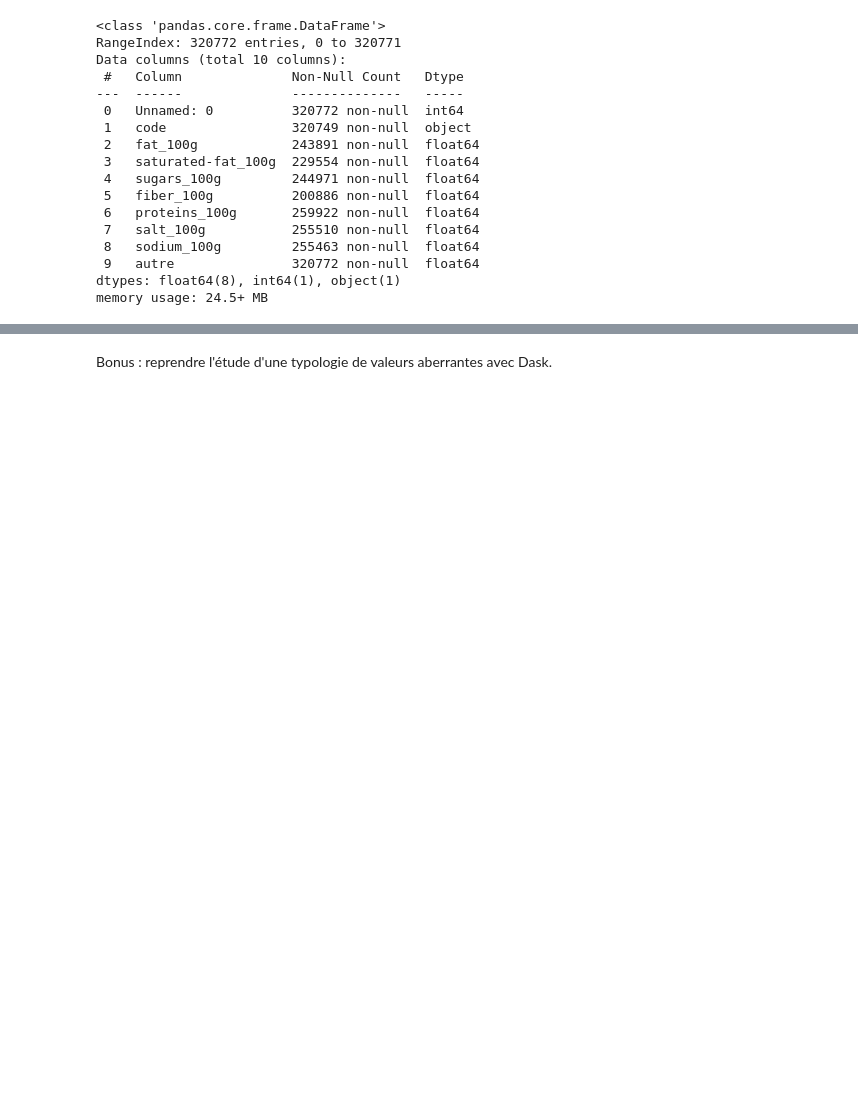
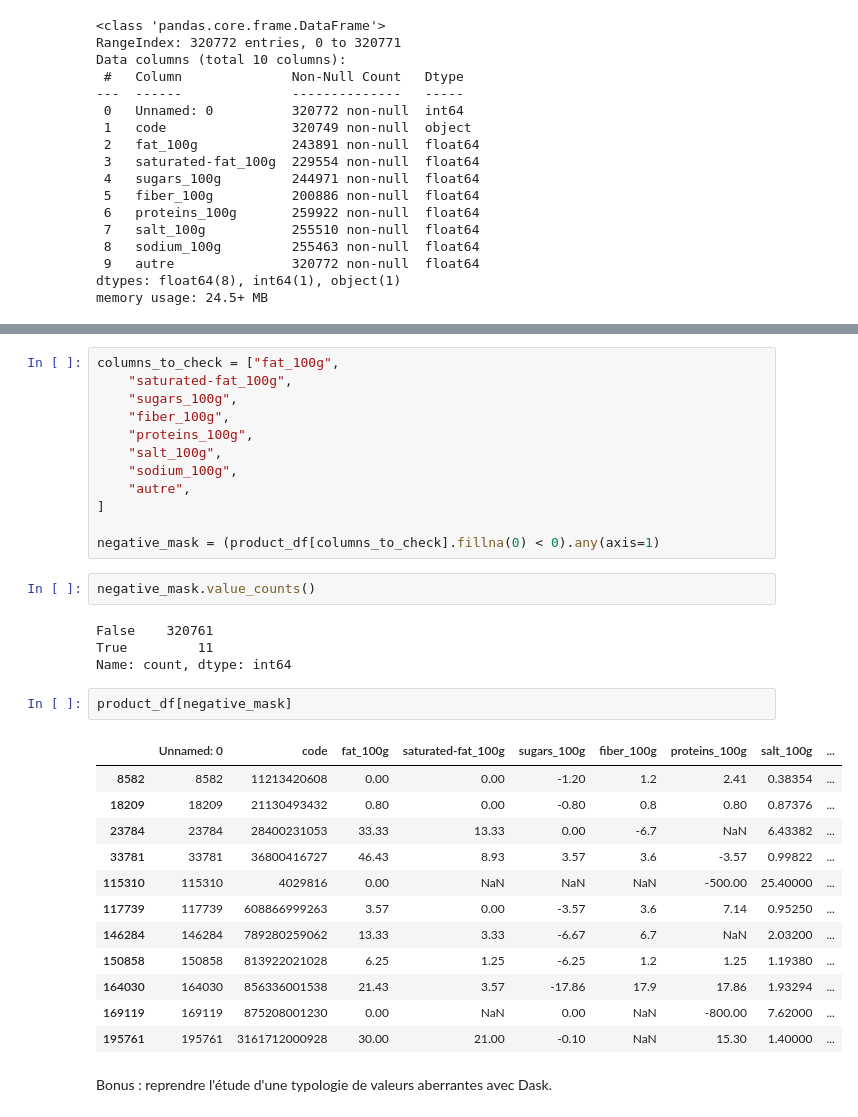
Before and after one commit to BEESPE/python-data-analysis-bcl_2025-06-24, a Jupyter notebook: notebooks/live-coding/tp-2_live-coding_products.ipynb, the cells around one changed output, grey strips where cells are left out. Saved outputs shown, nothing was run; the diff lists cells and outputs as text; blank space fills up the shorter version.

```diff
--- a/notebooks/live-coding/tp-2_live-coding_products.ipynb
+++ b/notebooks/live-coding/tp-2_live-coding_products.ipynb
@@ -55,3 +124,36 @@ product_df.describe()
+# %%
+columns_to_check = ["fat_100g",
+    "saturated-fat_100g",
+    "sugars_100g",
+    "fiber_100g",
+    "proteins_100g",
+    "salt_100g",
+    "sodium_100g",
+    "autre",
+]
+
+negative_mask = (product_df[columns_to_check].fillna(0) < 0).any(axis=1)
+# %%
+negative_mask.value_counts()
+# %% [output]
+False    320761
+True         11
+Name: count, dtype: int64
+# %%
+product_df[negative_mask]
+# %% [output]
+|  | Unnamed: 0 | code | fat_100g | saturated-fat_100g | sugars_100g | fiber_100g | proteins_100g | salt_100g | ... |
+| 8582 | 8582 | 11213420608 | 0.00 | 0.00 | -1.20 | 1.2 | 2.41 | 0.38354 | ... |
+| 18209 | 18209 | 21130493432 | 0.80 | 0.00 | -0.80 | 0.8 | 0.80 | 0.87376 | ... |
+| 23784 | 23784 | 28400231053 | 33.33 | 13.33 | 0.00 | -6.7 | NaN | 6.43382 | ... |
+| 33781 | 33781 | 36800416727 | 46.43 | 8.93 | 3.57 | 3.6 | -3.57 | 0.99822 | ... |
+| 115310 | 115310 | 4029816 | 0.00 | NaN | NaN | NaN | -500.00 | 25.40000 | ... |
+| 117739 | 117739 | 608866999263 | 3.57 | 0.00 | -3.57 | 3.6 | 7.14 | 0.95250 | ... |
+| 146284 | 146284 | 789280259062 | 13.33 | 3.33 | -6.67 | 6.7 | NaN | 2.03200 | ... |
+| 150858 | 150858 | 813922021028 | 6.25 | 1.25 | -6.25 | 1.2 | 1.25 | 1.19380 | ... |
+| 164030 | 164030 | 856336001538 | 21.43 | 3.57 | -17.86 | 17.9 | 17.86 | 1.93294 | ... |
+| 169119 | 169119 | 875208001230 | 0.00 | NaN | 0.00 | NaN | -800.00 | 7.62000 | ... |
+| 195761 | 195761 | 3161712000928 | 30.00 | 21.00 | -0.10 | NaN | 15.30 | 1.40000 | ... |
 # %% [markdown]
 Bonus : reprendre l'étude d'une typologie de valeurs aberrantes avec Dask.
 # %%
```
Also changed, not shown: parts of 6 cells of this notebook.
